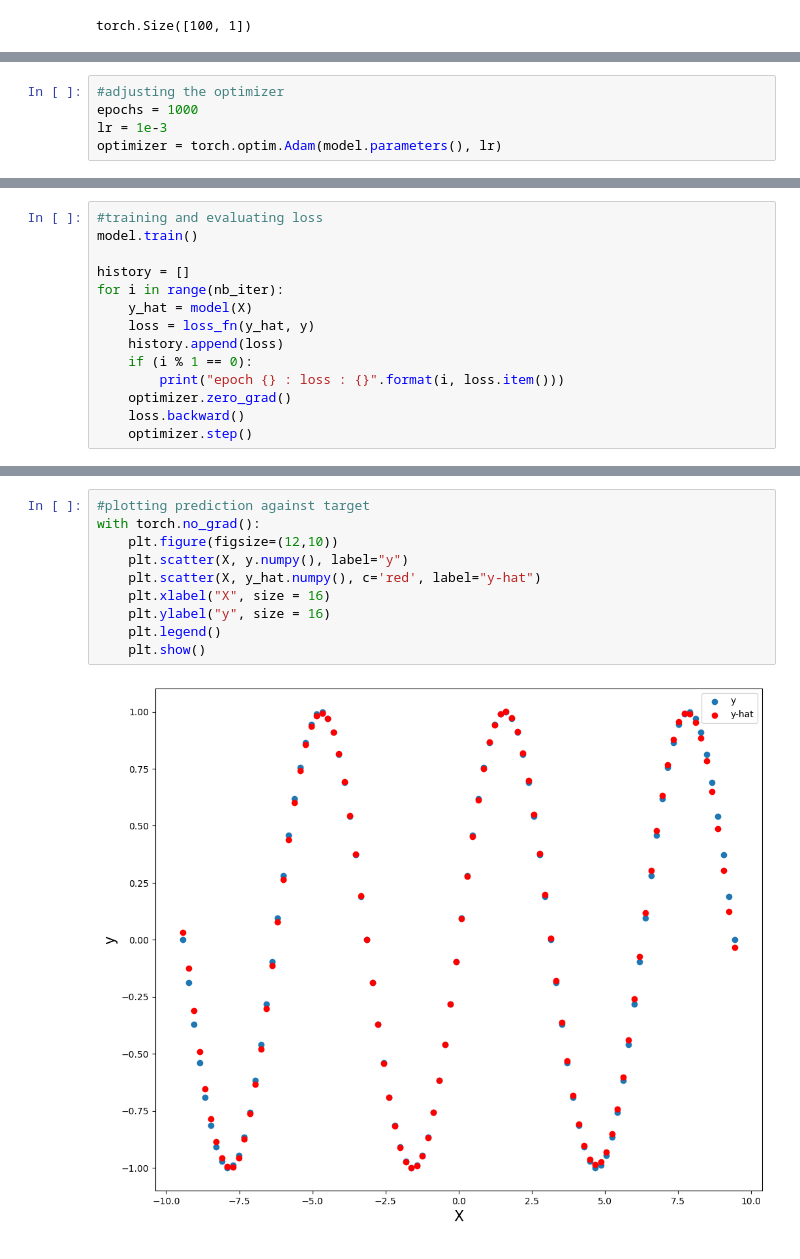
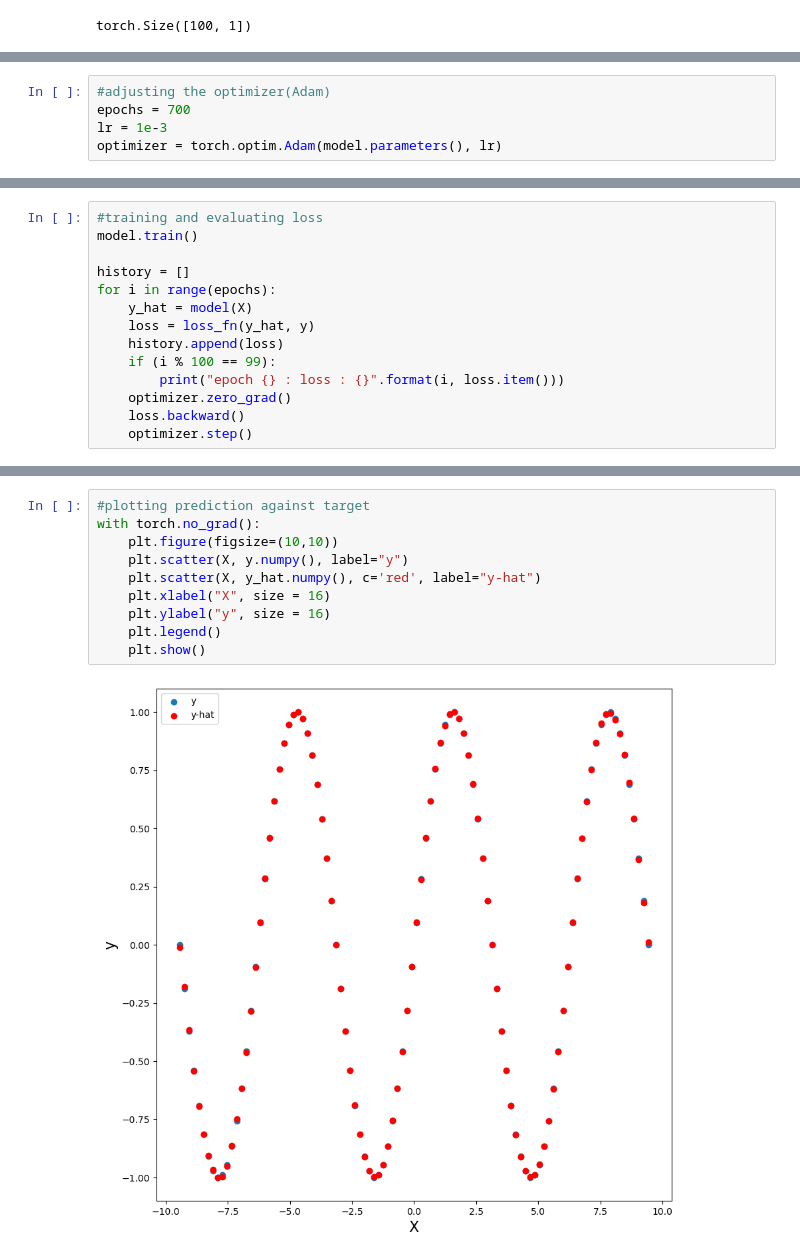
Before and after one commit to JoyJinx/notSoDeep, a Jupyter notebook: sinusoidal_PyTorch/sinus_PyTorch.ipynb, the cells around one changed output, grey strips where cells are left out. Cells and saved outputs as stored; diff of their text form.

```diff
--- a/sinusoidal_PyTorch/sinus_PyTorch.ipynb
+++ b/sinusoidal_PyTorch/sinus_PyTorch.ipynb
@@ -48,8 +48,8 @@ Sequential(
   (8): Linear(in_features=256, out_features=1, bias=True)
 )
 # %%
-#adjusting the optimizer
-epochs = 1000
+#adjusting the optimizer(Adam)
+epochs = 700
 lr = 1e-3
 optimizer = torch.optim.Adam(model.parameters(), lr)
 # %%
@@ -60,11 +60,11 @@ loss_fn = nn.MSELoss()
 model.train()
 
 history = []
-for i in range(nb_iter):
+for i in range(epochs):
     y_hat = model(X)
     loss = loss_fn(y_hat, y)
     history.append(loss)
-    if (i % 1 == 0):
+    if (i % 100 == 99):
         print("epoch {} : loss : {}".format(i, loss.item()))
     optimizer.zero_grad()
     loss.backward()
@@ -100,12 +91,12 @@ with torch.no_grad():
 # %%
 #plotting prediction against target
 with torch.no_grad():
-    plt.figure(figsize=(12,10))
+    plt.figure(figsize=(10,10))
     plt.scatter(X, y.numpy(), label="y")
     plt.scatter(X, y_hat.numpy(), c='red', label="y-hat")
     plt.xlabel("X", size = 16)
     plt.ylabel("y", size = 16)
     plt.legend()
     plt.show()
 # %% [output]
-[figure, old version]
+[figure, new version]
```
Also changed, not shown: parts of 7 cells of this notebook.
